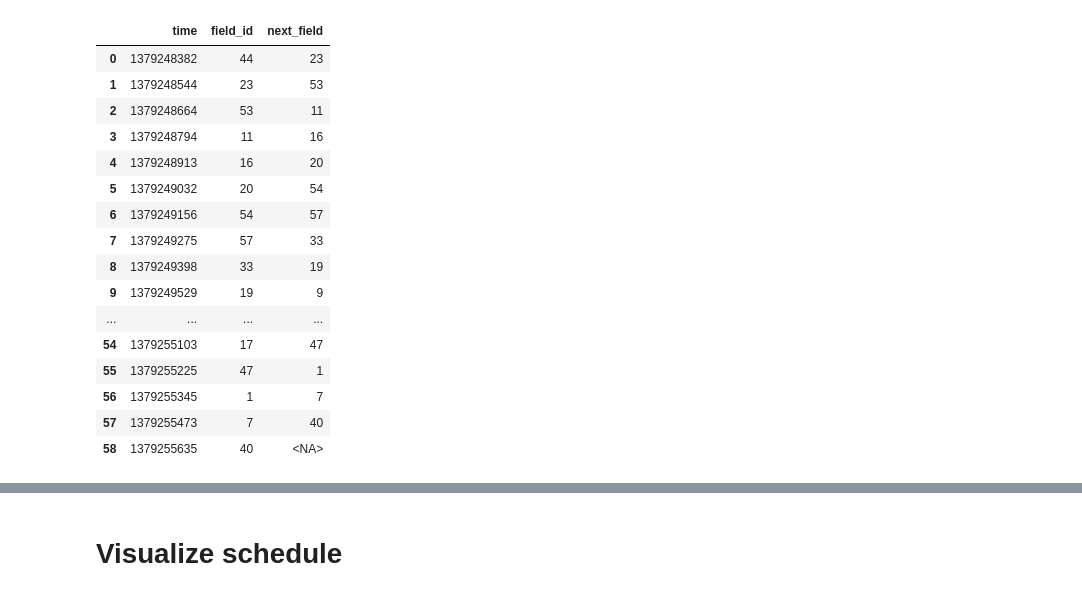
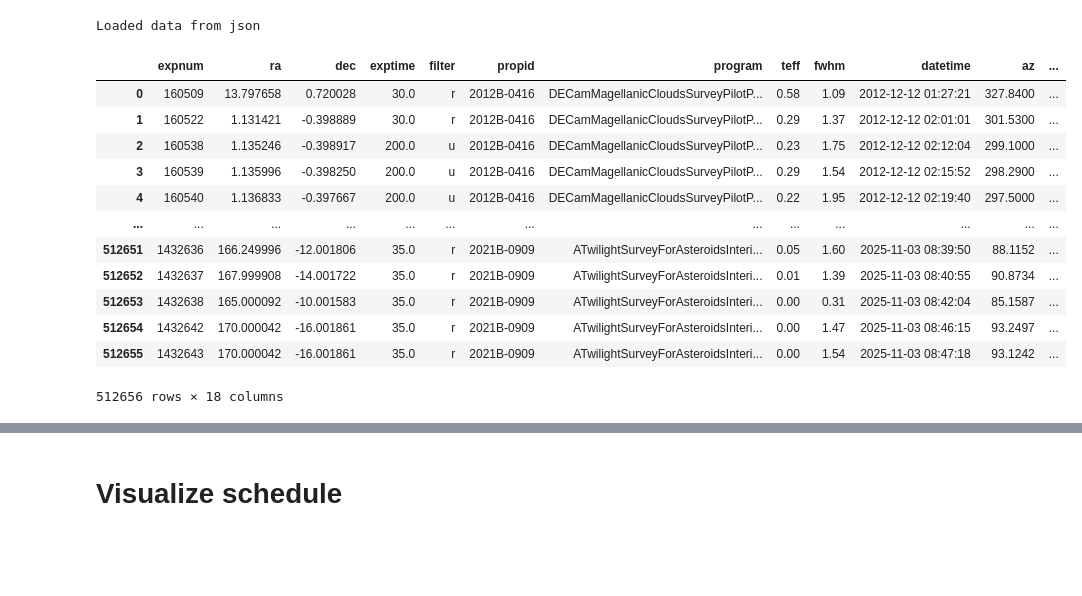
Before and after one commit to rachelhur/survey-ops, a Jupyter notebook: notebooks/v1.ipynb, the cells around one changed output, grey strips where cells are left out. Cells and saved outputs as stored; diff of their text form; code cells hidden in the pictures; blank space fills up the shorter version.

```diff
--- a/notebooks/v1.ipynb
+++ b/notebooks/v1.ipynb
@@ -32,2 +35,0 @@ from pytorch_utils import seed_everything
-# %%
-hdulist = fits.open('../data/decam-exposures-20251107.fits.gz')
@@ -116,20 +36,38 @@ schedule_bad = schedule.copy()
-# %%
-schedule_bad
-# %% [output]
-|  | time | field_id | next_field |
-| 0 | 1379248382 | 44 | 23 |
-| 1 | 1379248544 | 23 | 53 |
-| 2 | 1379248664 | 53 | 11 |
-| 3 | 1379248794 | 11 | 16 |
-| 4 | 1379248913 | 16 | 20 |
-| 5 | 1379249032 | 20 | 54 |
-| 6 | 1379249156 | 54 | 57 |
-| 7 | 1379249275 | 57 | 33 |
-| 8 | 1379249398 | 33 | 19 |
-| 9 | 1379249529 | 19 | 9 |
-| ... | ... | ... | ... |
-| 54 | 1379255103 | 17 | 47 |
-| 55 | 1379255225 | 47 | 1 |
-| 56 | 1379255345 | 1 | 7 |
-| 57 | 1379255473 | 7 | 40 |
-| 58 | 1379255635 | 40 | <NA> |
+# %%
+data_json_fn = '../data/data.json'
+data_fits_fn = '../data/decam-exposures-20251107.fits.gz'
+
+try:
+    _df = pd.read_json(data_json_fn, orient='records')
+    print('Loaded data from json')
+except:
+    print(data_json_fn, 'DNE. Loading and processing data from fits.')
+    # --- Load data ---- #
+    hdulist = fits.open(data_fits_fn)
+    hdulist[1].data.names
+    data = {key: hdulist[1].data[key] for key in hdulist[1].data.names}
+
+    # ---- Preprocess data ---- #
+    # remove nan vals
+    mask1 = np.isnan(data['fwhm'])
+    mask2 = np.isnan(data['teff'])
+    subs_data = {key: data[key][~mask1 & ~mask2] for key in data.keys()}
+
+    # change _VLF to array
+    for key in ['filter', 'propid', 'program', 'datetime']:
+        subs_data[key] = subs_data[key].base
+
+    # flatten strings
+    for key in ['program', 'datetime', 'propid', 'filter']:
+        subs_data[key] = np.array(["".join(subs_data[key][i]) for i in range(len(subs_data[key]))])
+
+    mask = np.array([False if 'None' in dt else True for dt in subs_data['datetime']])
+    subs_data = {key: subs_data[key][mask] for key in subs_data.keys()}
+
+    _df = pd.DataFrame(subs_data)
+    _df.to_json(data_json_fn, indent=2)
+# %% [output]
+Loaded data from json
+# %%
+FORMAT = "%Y-%m-%d%H:%M:%S"
+_df['datetime'] = pd.to_datetime(_df['datetime'], format=FORMAT)
@@ -135,0 +77,16 @@ schedule_bad
+# %%
+_df
+# %% [output]
+|  | expnum | ra | dec | exptime | filter | propid | program | teff | fwhm | datetime | az | ... |
+| 0 | 160509 | 13.797658 | 0.720028 | 30.0 | r | 2012B-0416 | DECamMagellanicCloudsSurveyPilotP... | 0.58 | 1.09 | 2012-12-12 01:27:21 | 327.8400 | ... |
+| 1 | 160522 | 1.131421 | -0.398889 | 30.0 | r | 2012B-0416 | DECamMagellanicCloudsSurveyPilotP... | 0.29 | 1.37 | 2012-12-12 02:01:01 | 301.5300 | ... |
+| 2 | 160538 | 1.135246 | -0.398917 | 200.0 | u | 2012B-0416 | DECamMagellanicCloudsSurveyPilotP... | 0.23 | 1.75 | 2012-12-12 02:12:04 | 299.1000 | ... |
+| 3 | 160539 | 1.135996 | -0.398250 | 200.0 | u | 2012B-0416 | DECamMagellanicCloudsSurveyPilotP... | 0.29 | 1.54 | 2012-12-12 02:15:52 | 298.2900 | ... |
+| 4 | 160540 | 1.136833 | -0.397667 | 200.0 | u | 2012B-0416 | DECamMagellanicCloudsSurveyPilotP... | 0.22 | 1.95 | 2012-12-12 02:19:40 | 297.5000 | ... |
+| ... | ... | ... | ... | ... | ... | ... | ... | ... | ... | ... | ... | ... |
+| 512651 | 1432636 | 166.249996 | -12.001806 | 35.0 | r | 2021B-0909 | ATwilightSurveyForAsteroidsInteri... | 0.05 | 1.60 | 2025-11-03 08:39:50 | 88.1152 | ... |
+| 512652 | 1432637 | 167.999908 | -14.001722 | 35.0 | r | 2021B-0909 | ATwilightSurveyForAsteroidsInteri... | 0.01 | 1.39 | 2025-11-03 08:40:55 | 90.8734 | ... |
+| 512653 | 1432638 | 165.000092 | -10.001583 | 35.0 | r | 2021B-0909 | ATwilightSurveyForAsteroidsInteri... | 0.00 | 0.31 | 2025-11-03 08:42:04 | 85.1587 | ... |
+| 512654 | 1432642 | 170.000042 | -16.001861 | 35.0 | r | 2021B-0909 | ATwilightSurveyForAsteroidsInteri... | 0.00 | 1.47 | 2025-11-03 08:46:15 | 93.2497 | ... |
+| 512655 | 1432643 | 170.000042 | -16.001861 | 35.0 | r | 2021B-0909 | ATwilightSurveyForAsteroidsInteri... | 0.00 | 1.54 | 2025-11-03 08:47:18 | 93.1242 | ... |
+512656 rows × 18 columns
```
Also changed, not shown: parts of 23 cells of this notebook, 2 other files.
